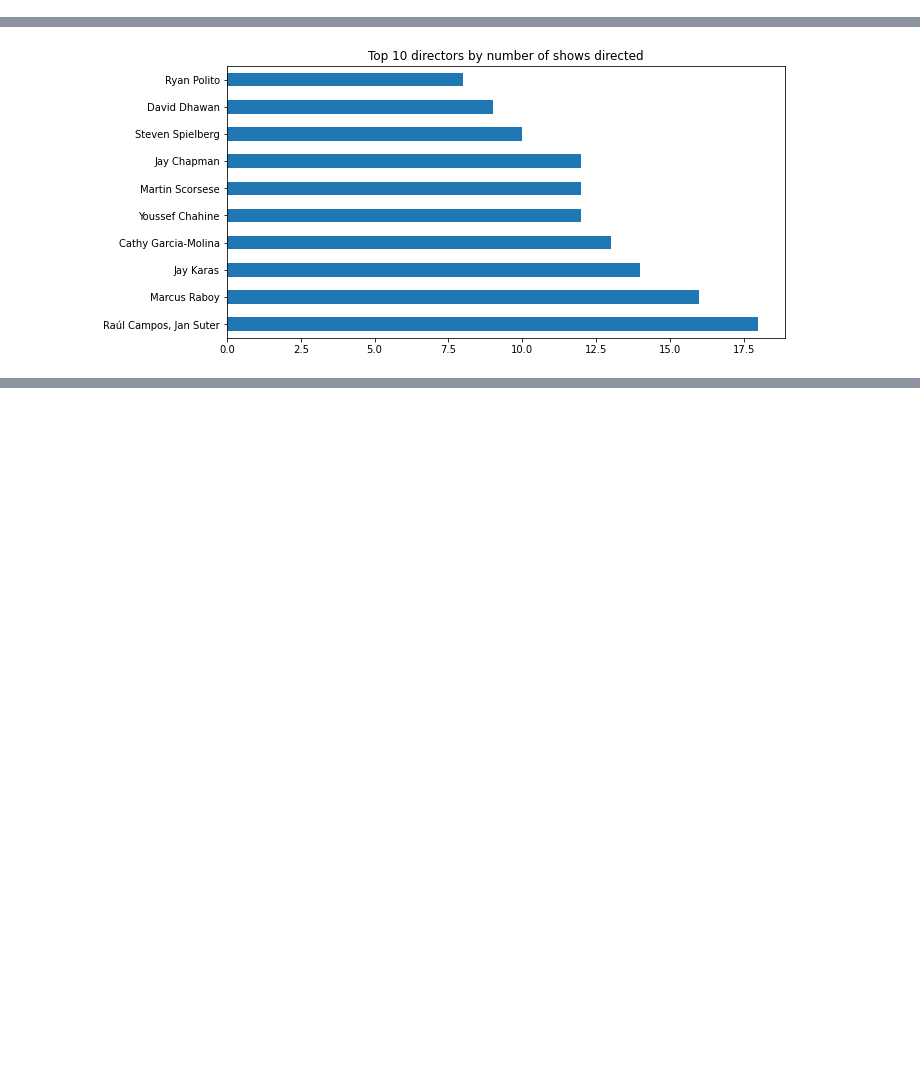
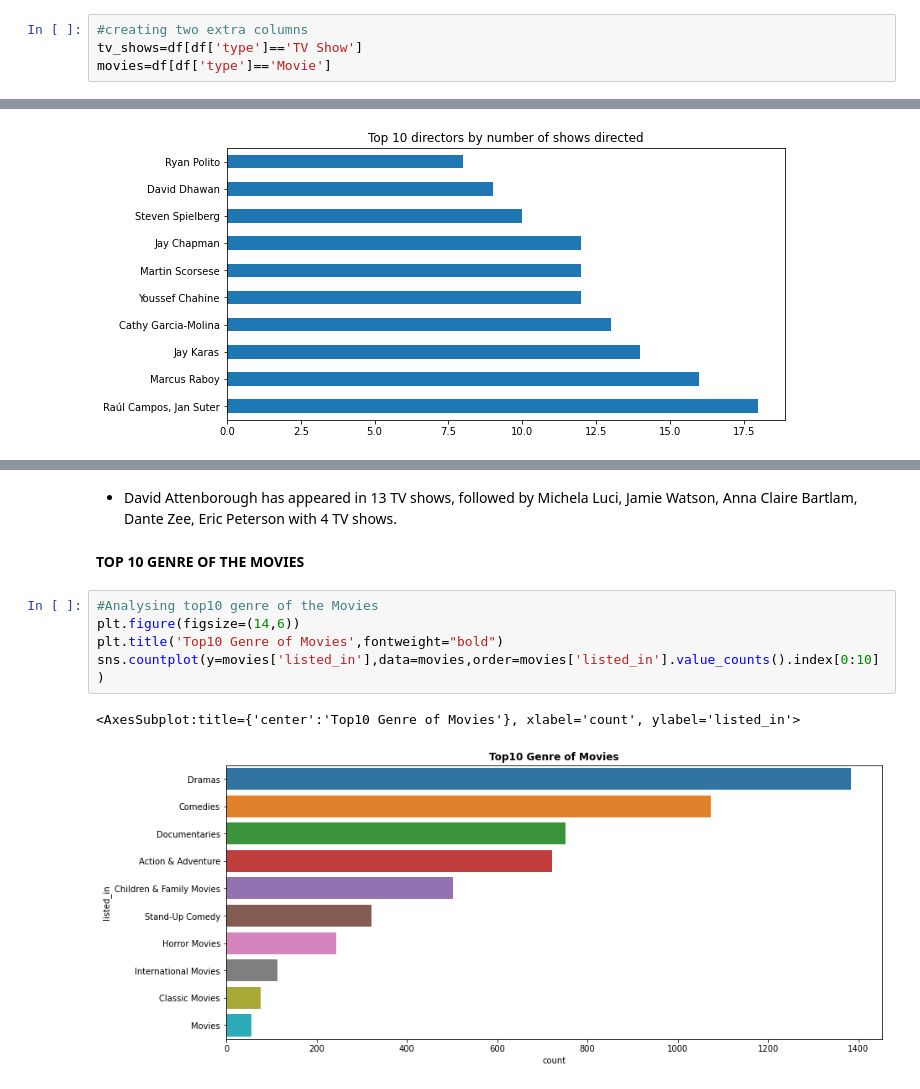
Before and after one commit to vinodvicki/NETFLIX-MOVIE-TV-SHOWS-CLUSTERING, a Jupyter notebook: NETFLIX_MOVIE_AND_TV_SHOWS_CLUSTERING.ipynb, the cells around one changed output, grey strips where cells are left out. Drawn from its saved outputs; the diff is of its cells as text; blank space fills up the shorter version.

```diff
--- a/NETFLIX_MOVIE_AND_TV_SHOWS_CLUSTERING.ipynb
+++ b/NETFLIX_MOVIE_AND_TV_SHOWS_CLUSTERING.ipynb
@@ -482,2 +475,6 @@ Name: rating, dtype: int64
 # %% [markdown]
 ## **4. EXPLORATORY DATA ANALYSIS**
+# %%
+#creating two extra columns
+tv_shows=df[df['type']=='TV Show']
+movies=df[df['type']=='Movie']
@@ -514,0 +528,12 @@ plt.show()
+# %% [markdown]
+* David Attenborough has appeared in 13 TV shows, followed by Michela Luci, Jamie Watson, Anna Claire Bartlam, Dante Zee, Eric Peterson with 4 TV shows.
+# %% [markdown]
+**TOP 10 GENRE OF THE MOVIES**
+# %%
+#Analysing top10 genre of the Movies
+plt.figure(figsize=(14,6))
+plt.title('Top10 Genre of Movies',fontweight="bold")
+sns.countplot(y=movies['listed_in'],data=movies,order=movies['listed_in'].value_counts().index[0:10])
+# %% [output]
+<AxesSubplot:title={'center':'Top10 Genre of Movies'}, xlabel='count', ylabel='listed_in'>
+[figure, added]
```
Also changed, not shown: parts of 49 cells of this notebook.
